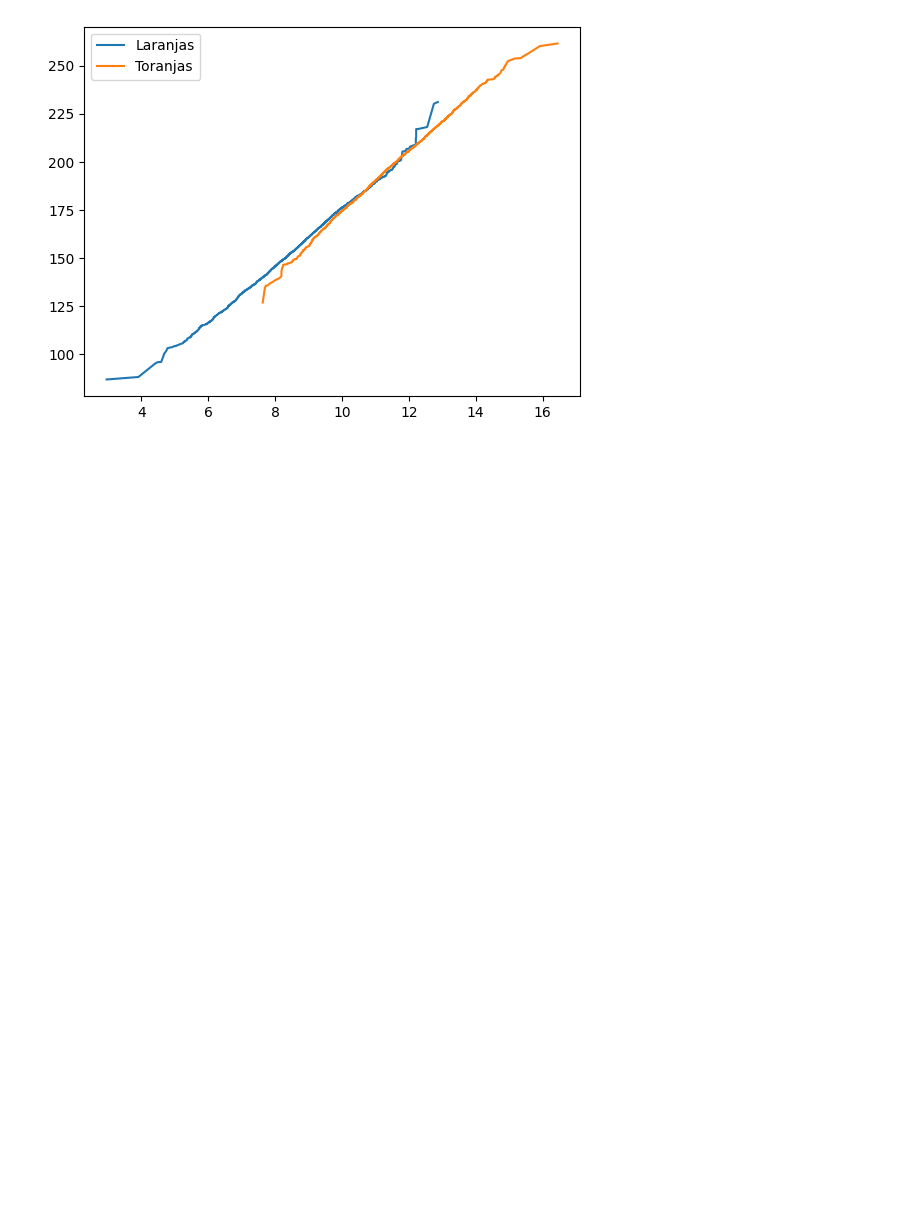
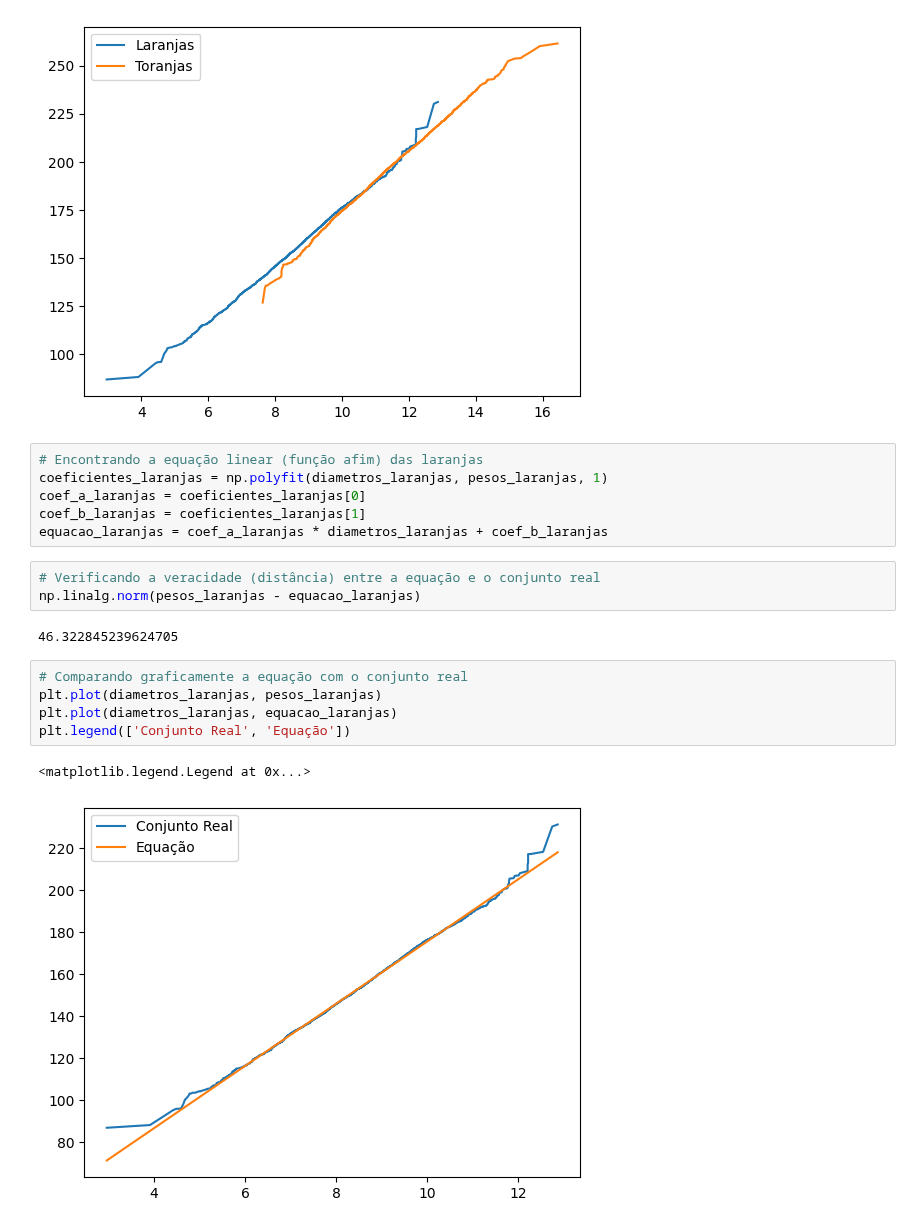
Before and after one commit to matheuspfferreira/python_data_science, a Jupyter notebook: Oranges vs. Grapefruit - 02/Oranges_vs_Grapefruit.ipynb, the cells around one changed output. Cells and saved outputs as stored; diff of their text form; blank space fills up the shorter version.

Commit message:
Realizando a análise dos valores das laranjas e toranjas. Ademais, utilização de regressão linear por meio da criação de equações lineares.

```diff
--- a/Oranges vs. Grapefruit - 02/Oranges_vs_Grapefruit.ipynb
+++ b/Oranges vs. Grapefruit - 02/Oranges_vs_Grapefruit.ipynb
@@ -42,3 +44,22 @@ plt.legend(['Laranjas', 'Toranjas'])
 # %% [output]
 <matplotlib.legend.Legend at 0x...>
 [figure]
+# %%
+# Encontrando a equação linear (função afim) das laranjas
+coeficientes_laranjas = np.polyfit(diametros_laranjas, pesos_laranjas, 1)
+coef_a_laranjas = coeficientes_laranjas[0]
+coef_b_laranjas = coeficientes_laranjas[1]
+equacao_laranjas = coef_a_laranjas * diametros_laranjas + coef_b_laranjas
+# %%
+# Verificando a veracidade (distância) entre a equação e o conjunto real
+np.linalg.norm(pesos_laranjas - equacao_laranjas)
+# %% [output]
+46.322845239624705
+# %%
+# Comparando graficamente a equação com o conjunto real
+plt.plot(diametros_laranjas, pesos_laranjas)
+plt.plot(diametros_laranjas, equacao_laranjas)
+plt.legend(['Conjunto Real', 'Equação'])
+# %% [output]
+<matplotlib.legend.Legend at 0x...>
+[figure, added]
```
Also changed, not shown: parts of 6 cells of this notebook.
